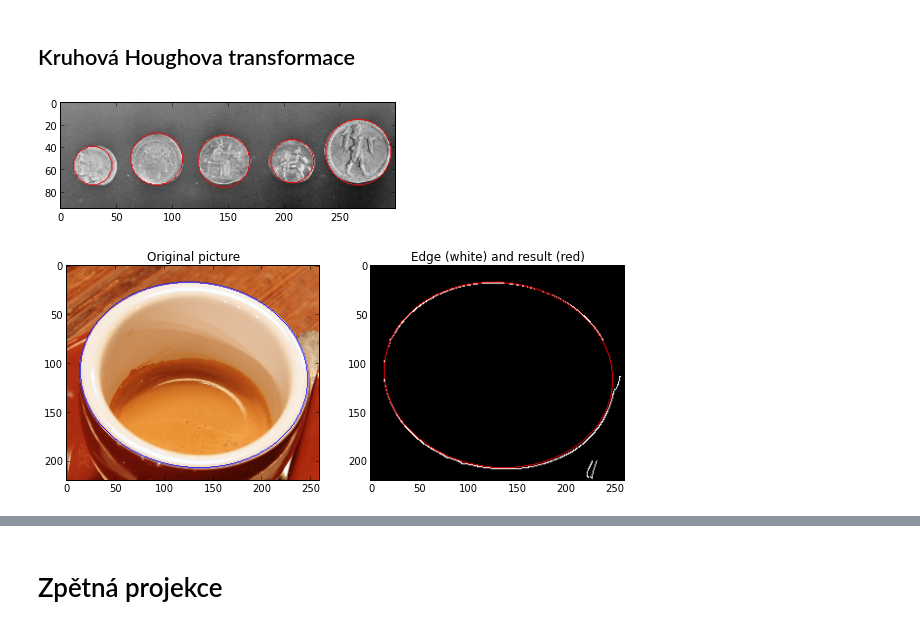
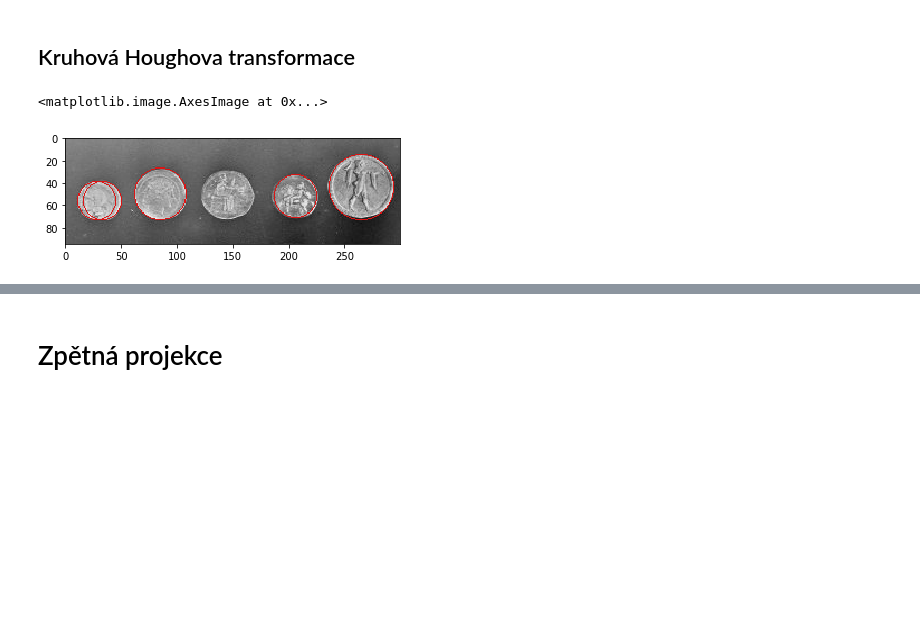
Before and after one commit to mjirik/ZDO, a Jupyter notebook: ZDOcv10.ipynb, the cells around one changed output, grey strips where cells are left out. Saved outputs shown, nothing was run; the diff lists cells and outputs as text; code cells hidden in the pictures; blank space fills up the shorter version.

```diff
--- a/ZDOcv10.ipynb
+++ b/ZDOcv10.ipynb
@@ -163,7 +163,7 @@ plt.show()
 import numpy as np
 import matplotlib.pyplot as plt
 
-from skimage import data, filter, color
+from skimage import data, feature, color
 from skimage.transform import hough_circle
 from skimage.feature import peak_local_max
 from skimage.draw import circle_perimeter
@@ -172,106 +172,34 @@ from skimage.util import img_as_ubyte
 
 # Load picture and detect edges
 image = img_as_ubyte(data.coins()[0:95, 70:370])
-edges = filter.canny(image, sigma=3, low_threshold=10, high_threshold=50)
+edges = feature.canny(image, sigma=3, low_threshold=10, high_threshold=50)
 
 fig, ax = plt.subplots(ncols=1, nrows=1, figsize=(6, 6))
 
 # Detect two radii
 hough_radii = np.arange(15, 30, 2)
 hough_res = hough_circle(edges, hough_radii)
 
 centers = []
 accums = []
 radii = []
 
 for radius, h in zip(hough_radii, hough_res):
     # For each radius, extract two circles
     peaks = peak_local_max(h, num_peaks=2)
     centers.extend(peaks)
     accums.extend(h[peaks[:, 0], peaks[:, 1]])
     radii.extend([radius, radius])
 
 # Draw the most prominent 5 circles
 image = color.gray2rgb(image)
 for idx in np.argsort(accums)[::-1][:5]:
     center_x, center_y = centers[idx]
     radius = radii[idx]
     cx, cy = circle_perimeter(center_y, center_x, radius)
     image[cy, cx] = (220, 20, 20)
 
 ax.imshow(image, cmap=plt.cm.gray)
-
-
-"""
-Ellipse detection
-=================
-
-In this second example, the aim is to detect the edge of a coffee cup.
-Basically, this is a projection of a circle, i.e. an ellipse.
-The problem to solve is much more difficult because five parameters have to be
-determined, instead of three for circles.
-
-
-Algorithm overview
-------------------
-
-The algorithm takes two different points belonging to the ellipse. It assumes
-that it is the main axis. A loop on all the other points determines how much
-an ellipse passes to them. A good match corresponds to high accumulator values.
-
-A full description of the algorithm can be found in reference [1]_.
-
-References
-----------
-.. [1] Xie, Yonghong, and Qiang Ji. "A new efficient ellipse detection
-       method." Pattern Recognition, 2002. Proceedings. 16th International
-       Conference on. Vol. 2. IEEE, 2002
-"""
-
-import matplotlib.pyplot as plt
-
-from skimage import data, filter, color
-from skimage.transform import hough_ellipse
-from skimage.draw import ellipse_perimeter
-
-# Load picture, convert to grayscale and detect edges
-image_rgb = data.coffee()[0:220, 160:420]
-image_gray = color.rgb2gray(image_rgb)
-edges = filter.canny(image_gray, sigma=2.0,
-                     low_threshold=0.55, high_threshold=0.8)
-
-# Perform a Hough Transform
-# The accuracy corresponds to the bin size of a major axis.
-# The value is chosen in order to get a single high accumulator.
-# The threshold eliminates low accumulators
-result = hough_ellipse(edges, accuracy=20, threshold=250,
-                       min_size=100, max_size=120)
-result.sort(order='accumulator')
-
-# Estimated parameters for the ellipse
-best = result[-1]
-yc = int(best[1])
-xc = int(best[2])
-a = int(best[3])
-b = int(best[4])
-orientation = best[5]
-
-# Draw the ellipse on the original image
-cy, cx = ellipse_perimeter(yc, xc, a, b, orientation)
-image_rgb[cy, cx] = (0, 0, 255)
-# Draw the edge (white) and the resulting ellipse (red)
-edges = color.gray2rgb(edges)
-edges[cy, cx] = (250, 0, 0)
-
-fig2, (ax1, ax2) = plt.subplots(ncols=2, nrows=1, figsize=(10, 6))
-
-ax1.set_title('Original picture')
-ax1.imshow(image_rgb)
-
-ax2.set_title('Edge (white) and result (red)')
-ax2.imshow(edges)
-
-plt.show()
 # %% [output]
+<matplotlib.image.AxesImage at 0x...>
-[figure, old version]
+[figure, new version]
-[figure, removed]
```
Also changed, not shown: parts of 8 cells of this notebook, 3 other files.
